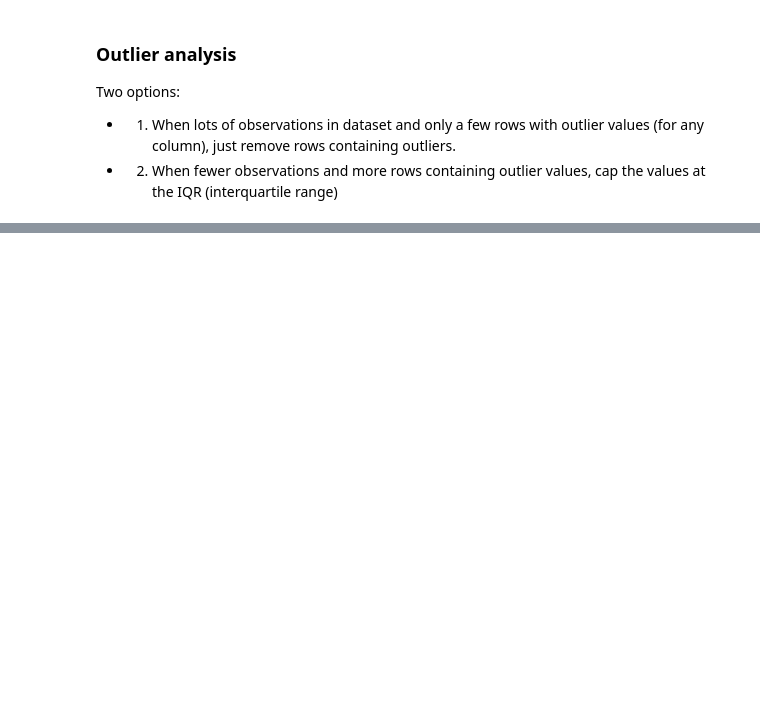
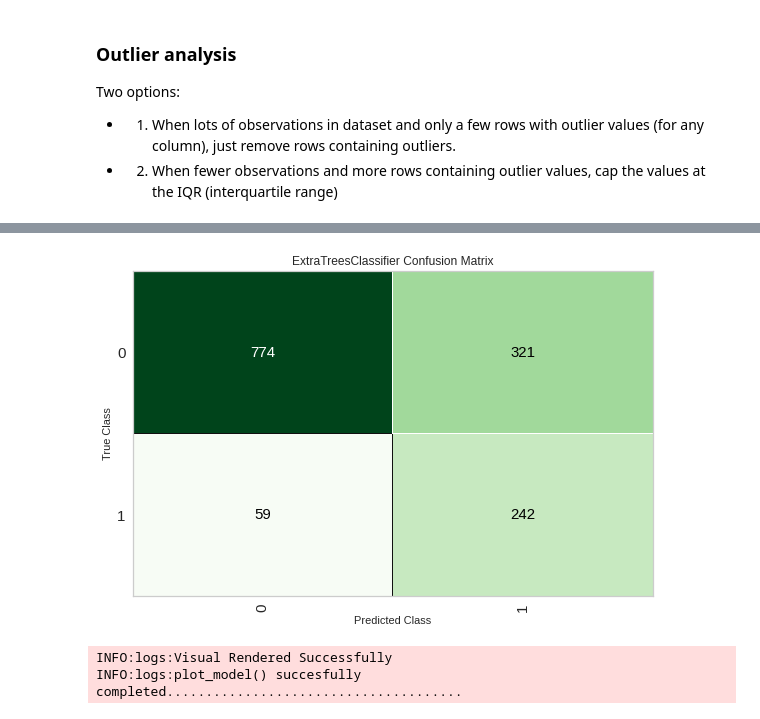
Before and after one commit to aminar034/ml1000-p1, a Jupyter notebook: Project1_wine_classification.ipynb, the cells around one changed output, grey strips where cells are left out. Drawn from its saved outputs; the diff is of its cells as text; code cells hidden in the pictures; blank space fills up the shorter version.

```diff
--- a/Project1_wine_classification.ipynb
+++ b/Project1_wine_classification.ipynb
@@ -273,3 +512,3 @@ Use the tune_model function to find the optimal hyperparameters for the model. P
 # %%
 # tune extra tree model
-tuned_et = tune_model(et, optimize='F1')
+tuned_et = tune_model(et, optimize='Prec.')
@@ -277,0 +542,6 @@ evaluate_model(tuned_et)
+# %%
+plot_model(tuned_et, plot = 'confusion_matrix')
+# %% [output]
+[figure, added]
+INFO:logs:Visual Rendered Successfully
+INFO:logs:plot_model() succesfully completed......................................
```
Also changed, not shown: parts of 70 cells of this notebook.
